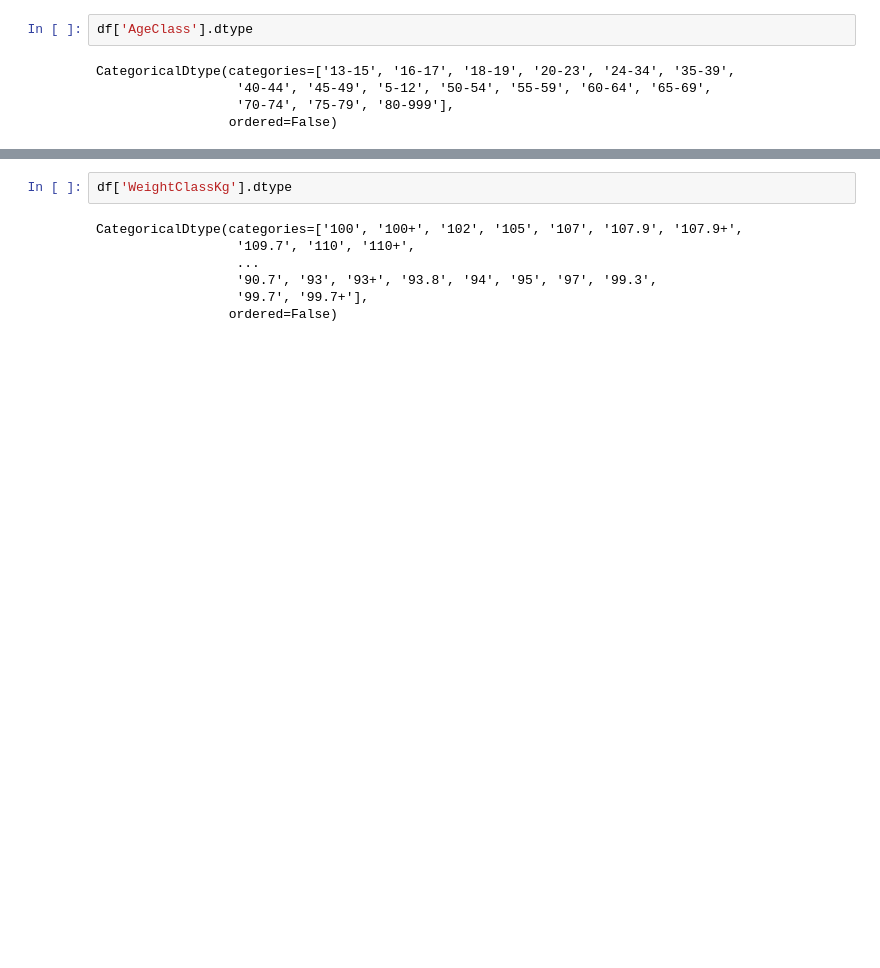
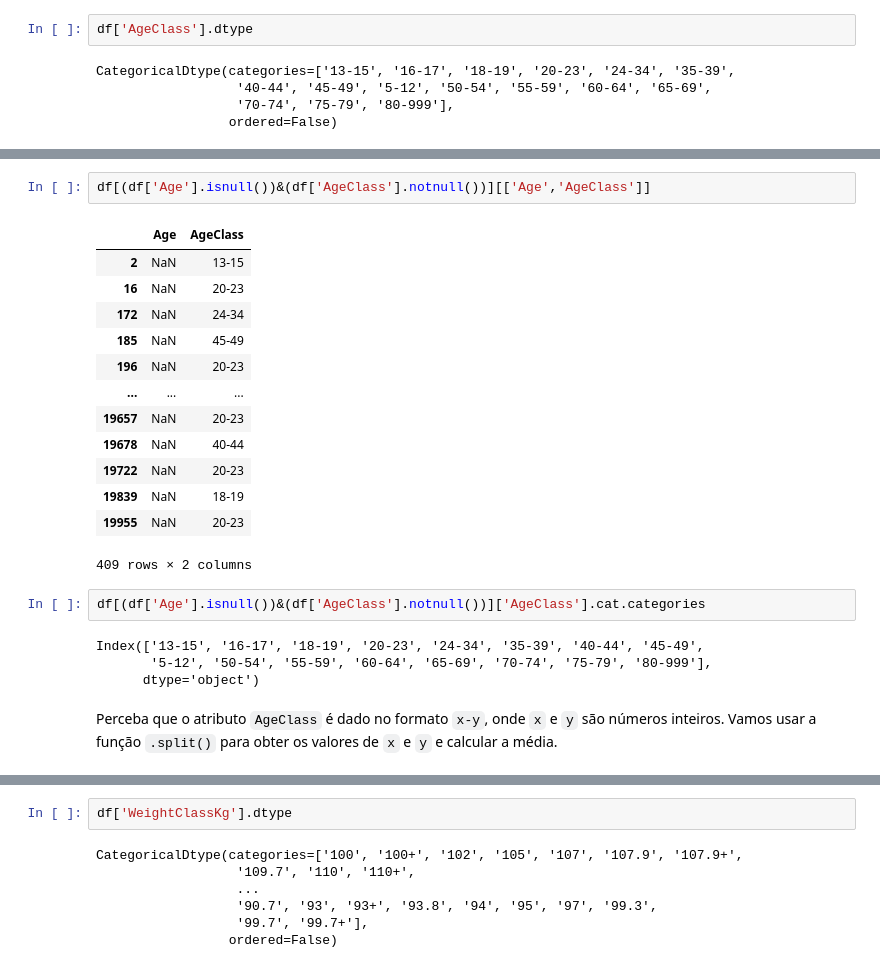
Before and after one commit to RafaelBNN/if697, a Jupyter notebook: ProjetoIF697.ipynb, the cells around one changed output, grey strips where cells are left out. Drawn from its saved outputs; the diff is of its cells as text; blank space fills up the shorter version.

```diff
--- a/ProjetoIF697.ipynb
+++ b/ProjetoIF697.ipynb
@@ -417,0 +444,24 @@ CategoricalDtype(categories=['13-15', '16-17', '18-19', '20-23', '24-34', '35-39
+# %%
+df[(df['Age'].isnull())&(df['AgeClass'].notnull())][['Age','AgeClass']]
+# %% [output]
+|  | Age | AgeClass |
+| 2 | NaN | 13-15 |
+| 16 | NaN | 20-23 |
+| 172 | NaN | 24-34 |
+| 185 | NaN | 45-49 |
+| 196 | NaN | 20-23 |
+| ... | ... | ... |
+| 19657 | NaN | 20-23 |
+| 19678 | NaN | 40-44 |
+| 19722 | NaN | 20-23 |
+| 19839 | NaN | 18-19 |
+| 19955 | NaN | 20-23 |
+409 rows × 2 columns
+# %%
+df[(df['Age'].isnull())&(df['AgeClass'].notnull())]['AgeClass'].cat.categories
+# %% [output]
+Index(['13-15', '16-17', '18-19', '20-23', '24-34', '35-39', '40-44', '45-49',
+       '5-12', '50-54', '55-59', '60-64', '65-69', '70-74', '75-79', '80-999'],
+      dtype='object')
+# %% [markdown]
+Perceba que o atributo `AgeClass` é dado no formato `x-y`, onde `x` e `y` são números inteiros. Vamos usar a função `.split()` para obter os valores de `x` e `y` e calcular a média.
```
Also changed, not shown: parts of 19 cells of this notebook.
